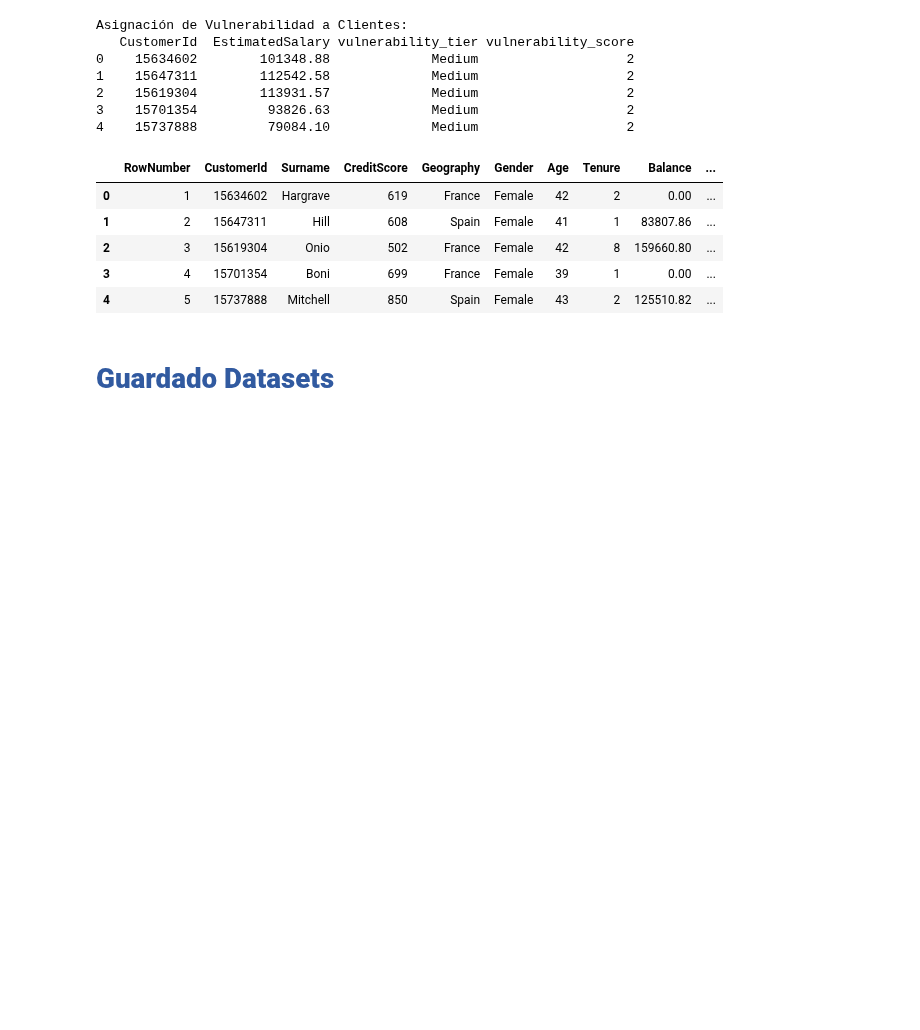
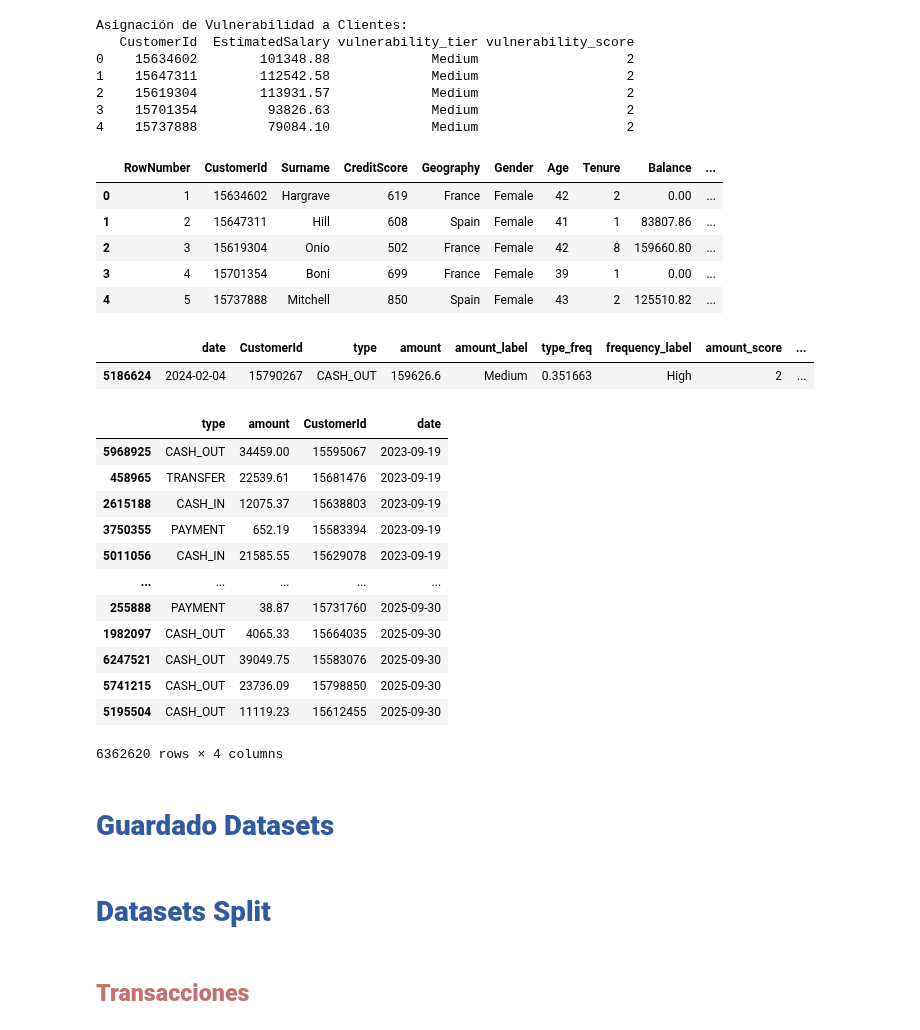
Before and after one commit to ignaciomajo/velarion_fintech, a Jupyter notebook: datasets_consolidation_Velarion.ipynb, the cells around one changed output. Drawn from its saved outputs; the diff is of its cells as text; code cells hidden in the pictures; blank space fills up the shorter version.

```diff
--- a/datasets_consolidation_Velarion.ipynb
+++ b/datasets_consolidation_Velarion.ipynb
@@ -2439,6 +2390,31 @@ df_clients_filtered.head()
 | 2 | 3 | 15619304 | Onio | 502 | France | Female | 42 | 8 | 159660.80 | ... |
 | 3 | 4 | 15701354 | Boni | 699 | France | Female | 39 | 1 | 0.00 | ... |
 | 4 | 5 | 15737888 | Mitchell | 850 | Spain | Female | 43 | 2 | 125510.82 | ... |
+# %%
+df_tx_filtered.sample()
+# %% [output]
+|  | date | CustomerId | type | amount | amount_label | type_freq | frequency_label | amount_score | ... |
+| 5186624 | 2024-02-04 | 15790267 | CASH_OUT | 159626.6 | Medium | 0.351663 | High | 2 | ... |
+# %%
+df_tx_clean = df_tx_filtered[['type', 'amount_scaled', 'CustomerId', 'date']].copy()
+# %%
+df_tx_clean.rename(columns={'amount_scaled': 'amount'}, inplace=True)
+# %%
+df_tx_clean
+# %% [output]
+|  | type | amount | CustomerId | date |
+| 5968925 | CASH_OUT | 34459.00 | 15595067 | 2023-09-19 |
+| 458965 | TRANSFER | 22539.61 | 15681476 | 2023-09-19 |
+| 2615188 | CASH_IN | 12075.37 | 15638803 | 2023-09-19 |
+| 3750355 | PAYMENT | 652.19 | 15583394 | 2023-09-19 |
+| 5011056 | CASH_IN | 21585.55 | 15629078 | 2023-09-19 |
+| ... | ... | ... | ... | ... |
+| 255888 | PAYMENT | 38.87 | 15731760 | 2025-09-30 |
+| 1982097 | CASH_OUT | 4065.33 | 15664035 | 2025-09-30 |
+| 6247521 | CASH_OUT | 39049.75 | 15583076 | 2025-09-30 |
+| 5741215 | CASH_OUT | 23736.09 | 15798850 | 2025-09-30 |
+| 5195504 | CASH_OUT | 11119.23 | 15612455 | 2025-09-30 |
+6362620 rows × 4 columns
 # %% [markdown]
 # <font color='#315aa0'>**Guardado Datasets**</font>
 # %%
@@ -2446,3 +2422,7 @@ df_clients_filtered.to_parquet(DATA_PATH/'clients.parquet', index=False)
 df_tx_filtered.to_parquet(DATA_PATH/'transactions.parquet', index=False)
 df_sessions_filtered.to_parquet(DATA_PATH/'app_sessions.parquet', index=False)
 df_inflacion.to_parquet(DATA_PATH/'IPCAs.parquet', index=False)
+# %% [markdown]
+# <font color='#315aa0'>**Datasets Split**</font>
+# %% [markdown]
+## <font color='#c37171'>**Transacciones**</font>
```
Also changed, not shown: parts of 19 cells of this notebook, 3 other files.
